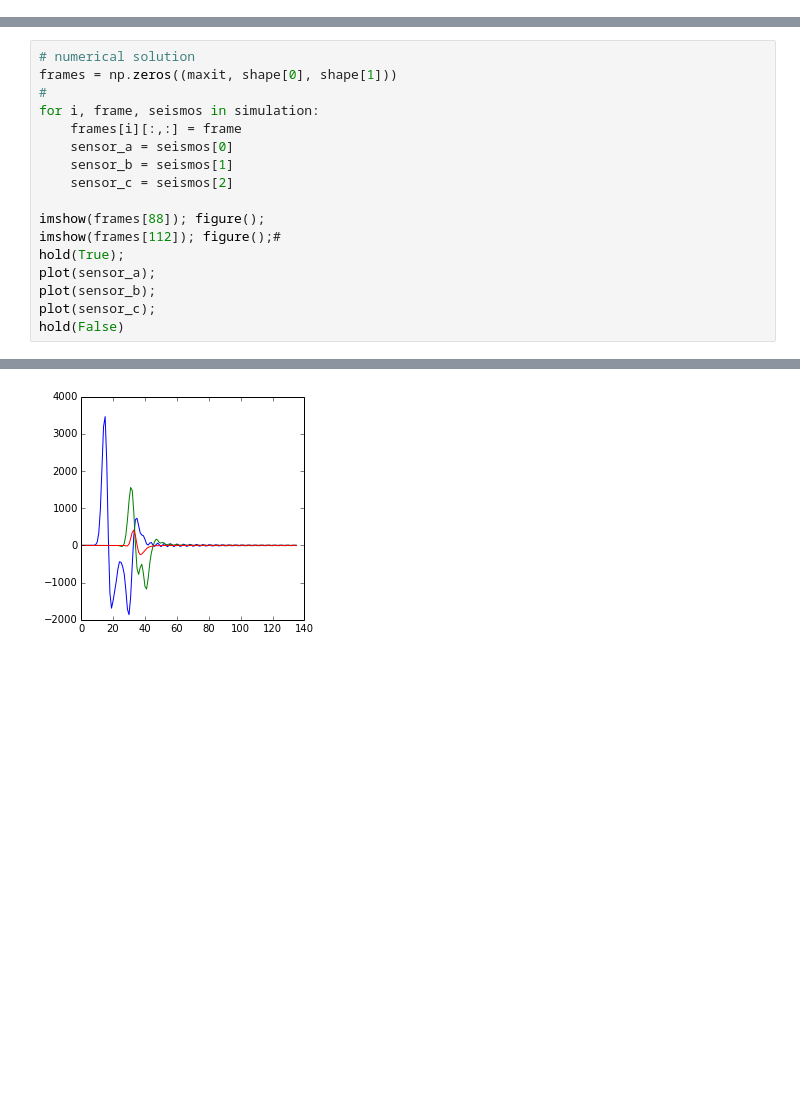
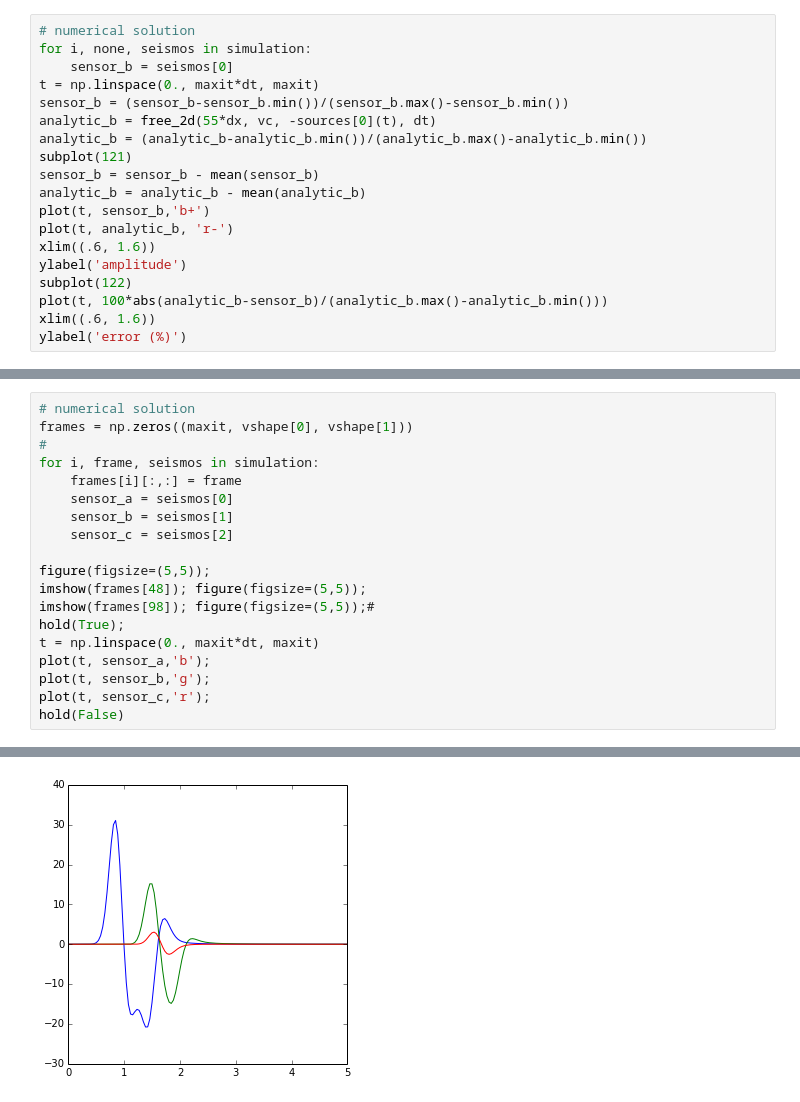
Before and after one commit to eusoubrasileiro/geonumerics, a Jupyter notebook: ipython_notebooks/Fatiando - F.D. vs Analytic Solution.ipynb, the cells around one changed output, grey strips where cells are left out. Saved outputs shown, nothing was run; the diff lists cells and outputs as text; blank space fills up the shorter version.

```diff
--- a/ipython_notebooks/Fatiando - F.D. vs Analytic Solution.ipynb
+++ b/ipython_notebooks/Fatiando - F.D. vs Analytic Solution.ipynb
@@ -5,0 +161,19 @@
+# %%
+# numerical solution
+for i, none, seismos in simulation:
+    sensor_b = seismos[0]
+t = np.linspace(0., maxit*dt, maxit)
+sensor_b = (sensor_b-sensor_b.min())/(sensor_b.max()-sensor_b.min())
+analytic_b = free_2d(55*dx, vc, -sources[0](t), dt)
+analytic_b = (analytic_b-analytic_b.min())/(analytic_b.max()-analytic_b.min())
+subplot(121)
+sensor_b = sensor_b - mean(sensor_b)
+analytic_b = analytic_b - mean(analytic_b)
+plot(t, sensor_b,'b+')
+plot(t, analytic_b, 'r-')
+xlim((.6, 1.6))
+ylabel('amplitude')
+subplot(122)
+plot(t, 100*abs(analytic_b-sensor_b)/(analytic_b.max()-analytic_b.min()))
+xlim((.6, 1.6))
+ylabel('error (%)')
@@ -80,6 +269,6 @@ Is there spatial Alias (based on frequency)?  False
 # %%
 # numerical solution
-frames = np.zeros((maxit, shape[0], shape[1]))
+frames = np.zeros((maxit, vshape[0], vshape[1]))
 #
 for i, frame, seismos in simulation:
     frames[i][:,:] = frame
@@ -87,11 +276,13 @@ for i, frame, seismos in simulation:
     sensor_b = seismos[1]
     sensor_c = seismos[2]
 
-imshow(frames[88]); figure();
-imshow(frames[112]); figure();#
+figure(figsize=(5,5));
+imshow(frames[48]); figure(figsize=(5,5));
+imshow(frames[98]); figure(figsize=(5,5));#
 hold(True);
-plot(sensor_a);
-plot(sensor_b);
-plot(sensor_c);
+t = np.linspace(0., maxit*dt, maxit)
+plot(t, sensor_a,'b');
+plot(t, sensor_b,'g');
+plot(t, sensor_c,'r');
 hold(False)
 # %% [output]
@@ -100,2 +291,2 @@ hold(False)
-[figure, old version]
+[figure, new version]
 # %%
```
Also changed, not shown: parts of 20 cells of this notebook, 1 other file.
